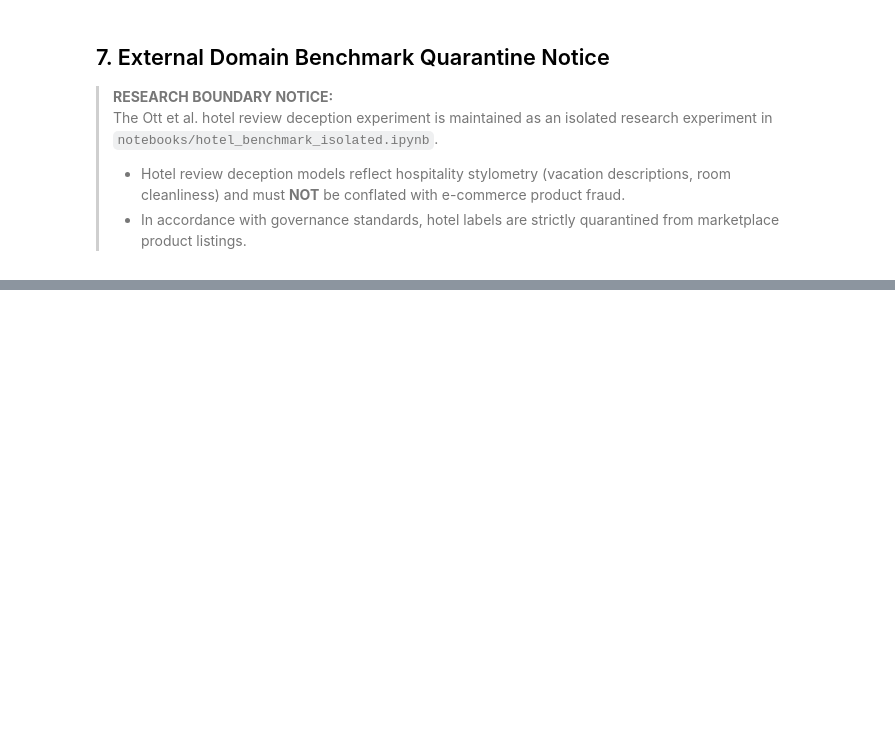
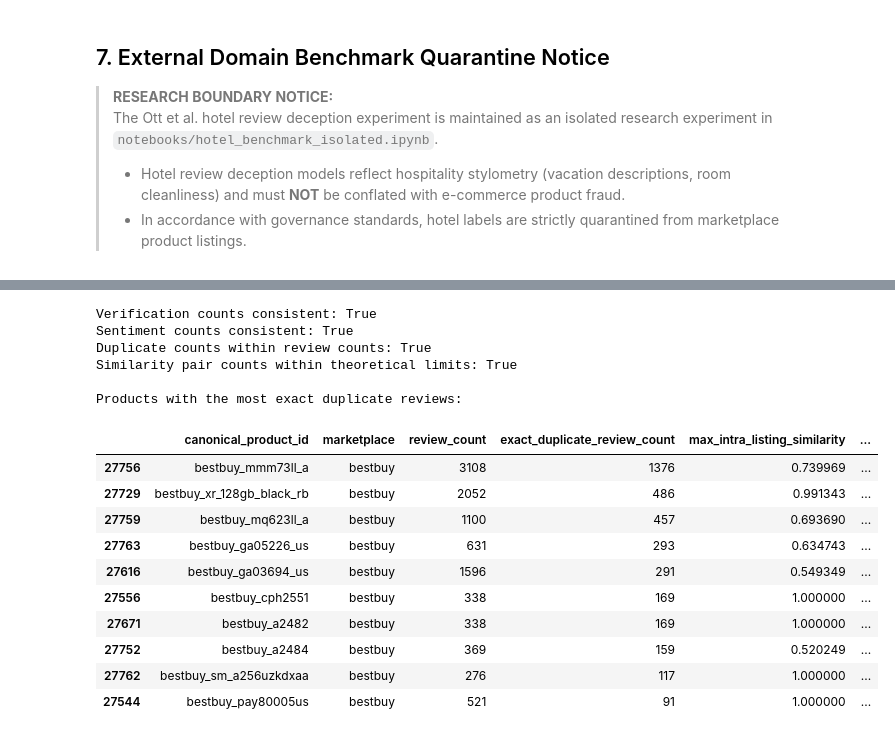
Before and after one commit to shruti316/ai-marketplace-analyzer, a Jupyter notebook: notebooks/04_nlp_analysis.ipynb, the cells around one changed output, grey strips where cells are left out. Saved outputs shown, nothing was run; the diff lists cells and outputs as text; code cells hidden in the pictures; blank space fills up the shorter version.

```diff
--- a/notebooks/04_nlp_analysis.ipynb
+++ b/notebooks/04_nlp_analysis.ipynb
@@ -316,0 +1803,69 @@ print(classification_report(y_test, y_pred, target_names=['Authentic (0)', 'Comp
+# %%
+# Step 9: Cross-check engineered feature consistency
+
+df = saved_features
+
+# 1. Verified and unverified counts should sum to known verification records
+verification_check = (
+    df["verified_review_count"] + df["unverified_review_count"]
+    == df["known_verification_count"]
+)
+
+print("Verification counts consistent:", verification_check.all())
+
+# 2. Polar-discordance count cannot exceed eligible sentiment reviews
+sentiment_check = (
+    df["polar_discordance_count"]
+    <= df["eligible_sentiment_review_count"]
+)
+
+print("Sentiment counts consistent:", sentiment_check.all())
+
+# 3. Duplicate count cannot exceed total reviews
+duplicate_check = (
+    df["exact_duplicate_review_count"] <= df["review_count"]
+)
+
+print("Duplicate counts within review counts:", duplicate_check.all())
+
+# 4. Evaluated similarity pairs cannot exceed all possible pairs
+possible_pairs = df["review_count"] * (df["review_count"] - 1) // 2
+
+pair_check = (
+    df["similarity_pairs_evaluated"] <= possible_pairs
+)
+
+print("Similarity pair counts within theoretical limits:", pair_check.all())
+
+# 5. Inspect products with the highest duplicate counts
+print("\nProducts with the most exact duplicate reviews:")
+display(
+    df.nlargest(10, "exact_duplicate_review_count")[
+        [
+            "canonical_product_id",
+            "marketplace",
+            "review_count",
+            "exact_duplicate_review_count",
+            "max_intra_listing_similarity",
+            "high_similarity_pair_count",
+        ]
+    ]
+)
+# %% [output]
+Verification counts consistent: True
+Sentiment counts consistent: True
+Duplicate counts within review counts: True
+Similarity pair counts within theoretical limits: True
+
+Products with the most exact duplicate reviews:
+|  | canonical_product_id | marketplace | review_count | exact_duplicate_review_count | max_intra_listing_similarity | ... |
+| 27756 | bestbuy_mmm73ll_a | bestbuy | 3108 | 1376 | 0.739969 | ... |
+| 27729 | bestbuy_xr_128gb_black_rb | bestbuy | 2052 | 486 | 0.991343 | ... |
+| 27759 | bestbuy_mq623ll_a | bestbuy | 1100 | 457 | 0.693690 | ... |
+| 27763 | bestbuy_ga05226_us | bestbuy | 631 | 293 | 0.634743 | ... |
+| 27616 | bestbuy_ga03694_us | bestbuy | 1596 | 291 | 0.549349 | ... |
+| 27556 | bestbuy_cph2551 | bestbuy | 338 | 169 | 1.000000 | ... |
+| 27671 | bestbuy_a2482 | bestbuy | 338 | 169 | 1.000000 | ... |
+| 27752 | bestbuy_a2484 | bestbuy | 369 | 159 | 0.520249 | ... |
+| 27762 | bestbuy_sm_a256uzkdxaa | bestbuy | 276 | 117 | 1.000000 | ... |
+| 27544 | bestbuy_pay80005us | bestbuy | 521 | 91 | 1.000000 | ... |
```
Also changed, not shown: parts of 35 cells of this notebook, 16 other files.
